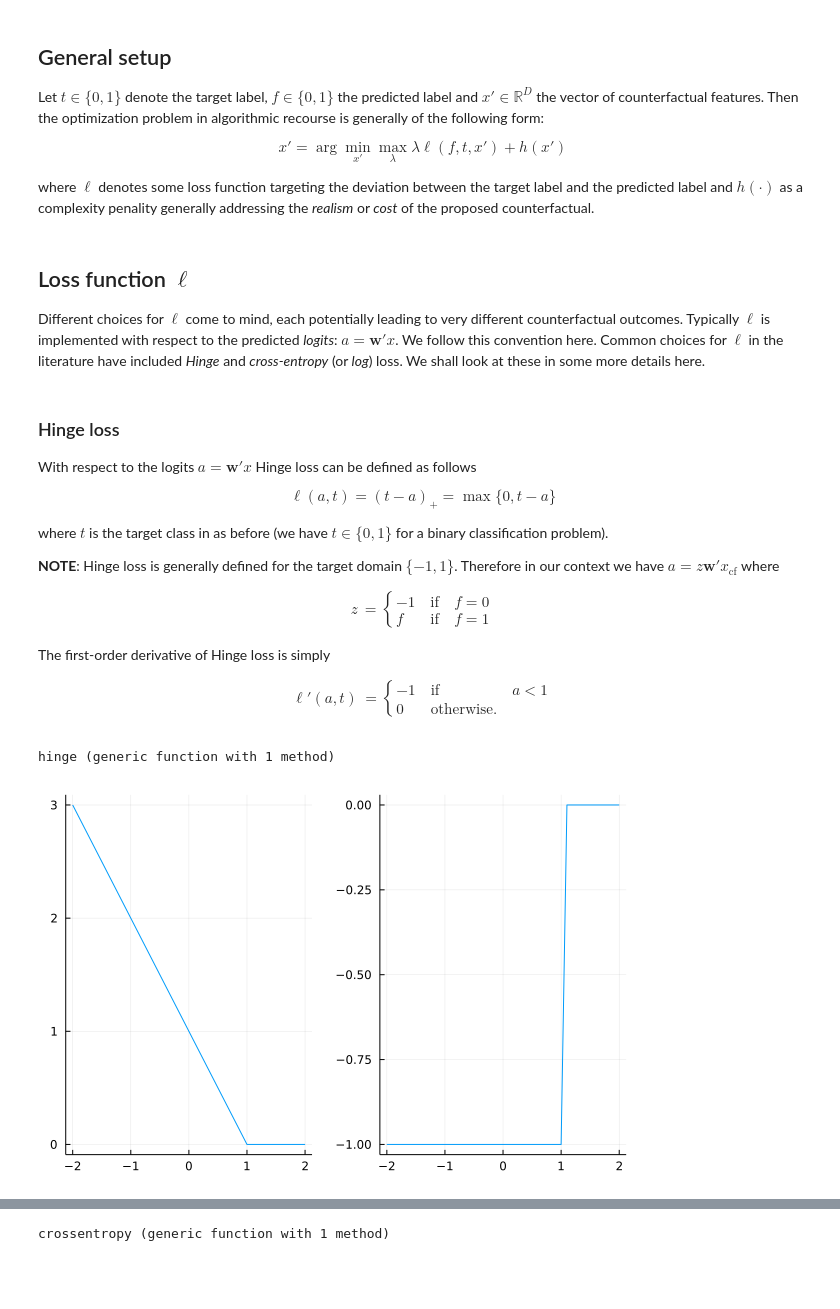
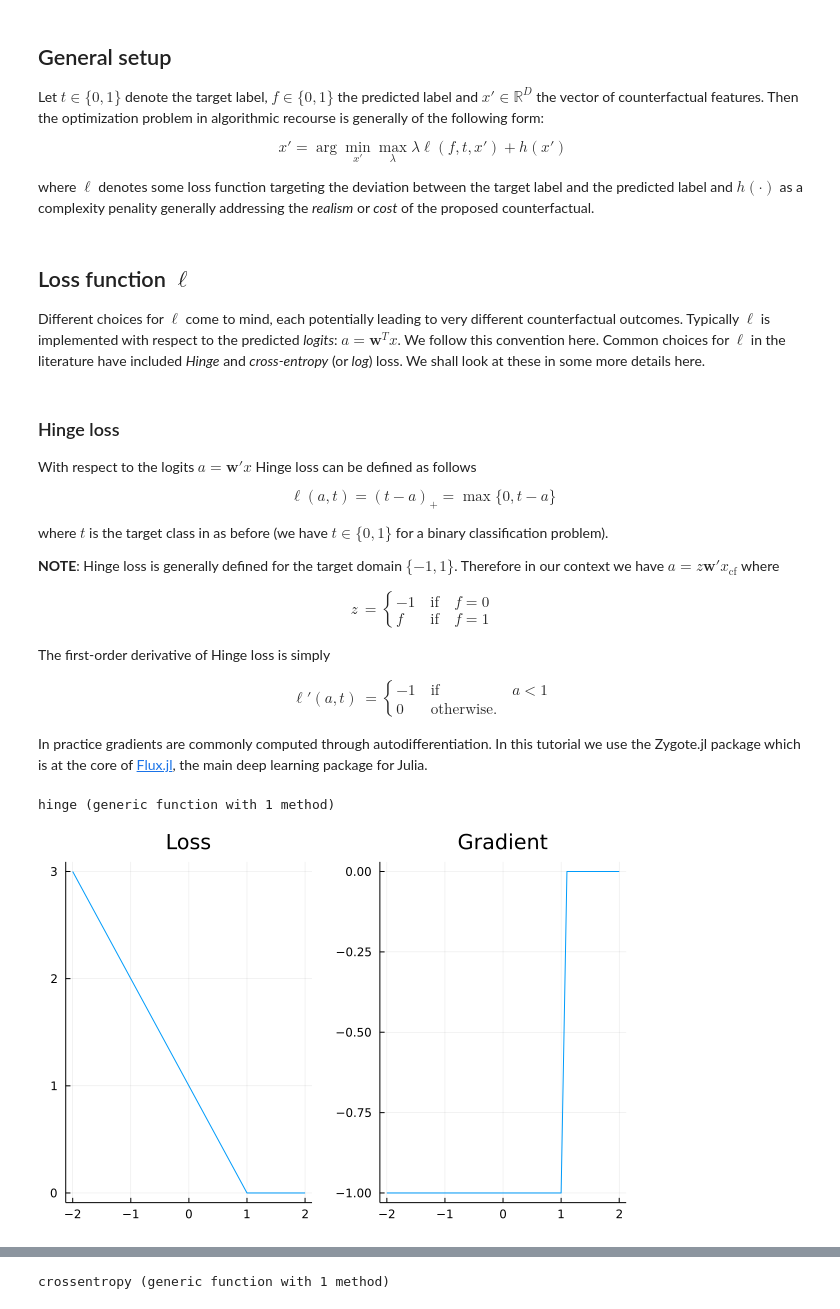
Before and after one commit to JuliaTrustworthyAI/AlgorithmicRecourseDynamics.jl, a Jupyter notebook: tutorials/loss_functions.ipynb, the cells around one changed output, grey strips where cells are left out. Cells and saved outputs as stored; diff of their text form; code cells hidden in the pictures; blank space fills up the shorter version.

```diff
--- a/tutorials/loss_functions.ipynb
+++ b/tutorials/loss_functions.ipynb
@@ -18,7 +18,7 @@ where $\ell$ denotes some loss function targeting the deviation between the targ
 # %% [markdown]
 ## Loss function $\ell$
 
-Different choices for $\ell$ come to mind, each potentially leading to very different counterfactual outcomes. Typically $\ell$ is implemented with respect to the predicted *logits*: $a=\mathbf{w}'x$. We follow this convention here. Common choices for $\ell$ in the literature have included *Hinge* and *cross-entropy* (or *log*) loss. We shall look at these in some more details here.
+Different choices for $\ell$ come to mind, each potentially leading to very different counterfactual outcomes. Typically $\ell$ is implemented with respect to the predicted *logits*: $a=\mathbf{w}^Tx$. We follow this convention here. Common choices for $\ell$ in the literature have included *Hinge* and *cross-entropy* (or *log*) loss. We shall look at these in some more details here.
 # %% [markdown]
 ### Hinge loss
 
@@ -49,6 +49,8 @@ $$
 \end{cases}
 \end{aligned}
 $$
+
+In practice gradients are commonly computed through autodifferentiation. In this tutorial we use the Zygote.jl package which is at the core of [Flux.jl](https://fluxml.ai/Flux.jl/stable/models/basics/), the main deep learning package for Julia.
 # %%
 hinge(a,t) = max(0,t-a)
 # %% [output]
@@ -56,11 +58,11 @@ hinge (generic function with 1 method)
 # %%
 
 a = -2:0.1:2
-p1 = plot(a, [hinge(a,1) for a=a])
-p2 = plot(a, [gradient(hinge,a,1)[1] for a=a])
+p1 = plot(a, [hinge(a,1) for a=a], title="Loss")
+p2 = plot(a, [gradient(hinge,a,1)[1] for a=a], title="Gradient")
 plot(p1, p2, layout = (1, 2), legend = false)
 # %% [output]
-[figure, old version]
+[figure, new version]
 # %% [markdown]
 ### Cross-entropy loss (binary)
 
```
Also changed, not shown: parts of 3 cells of this notebook.
